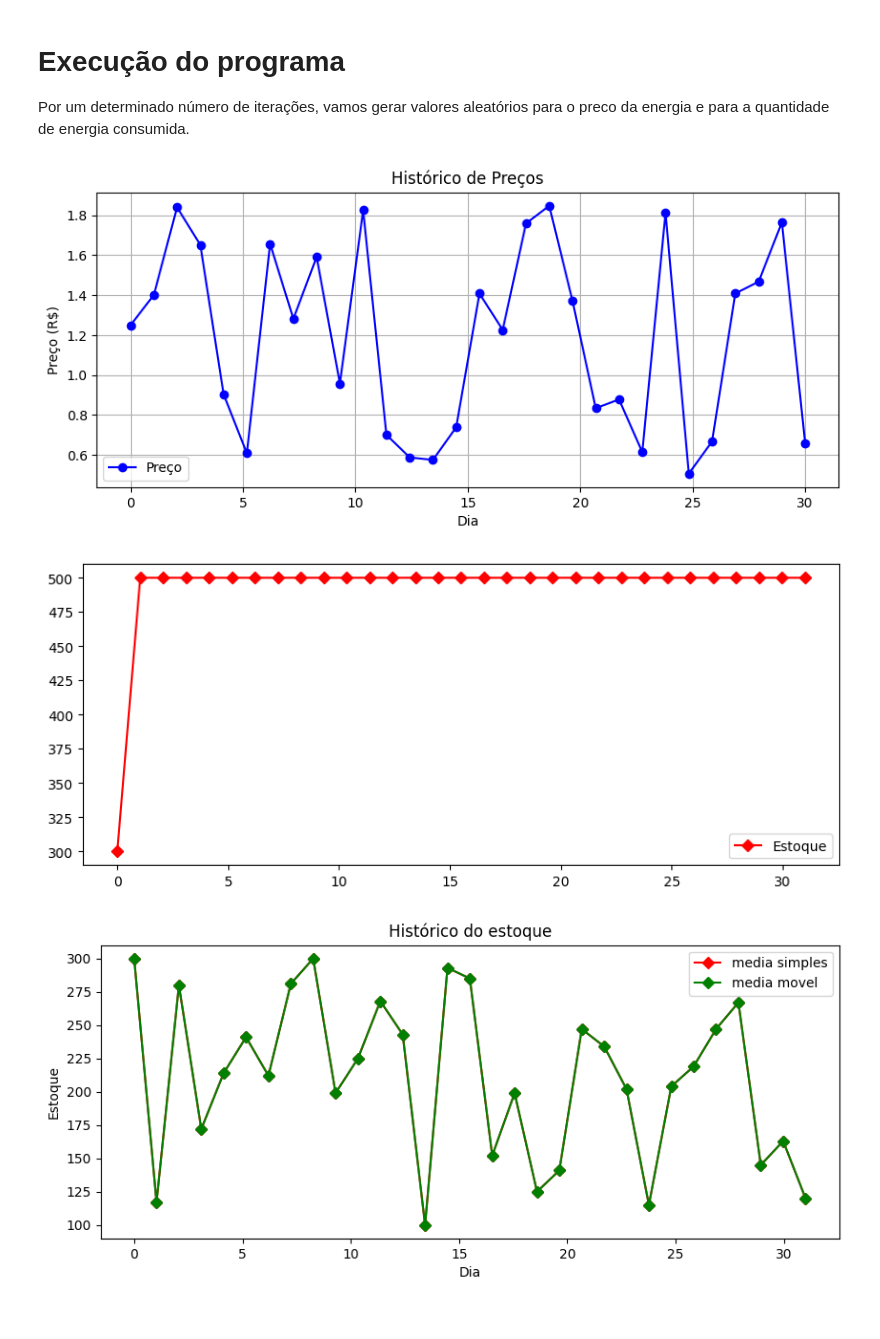
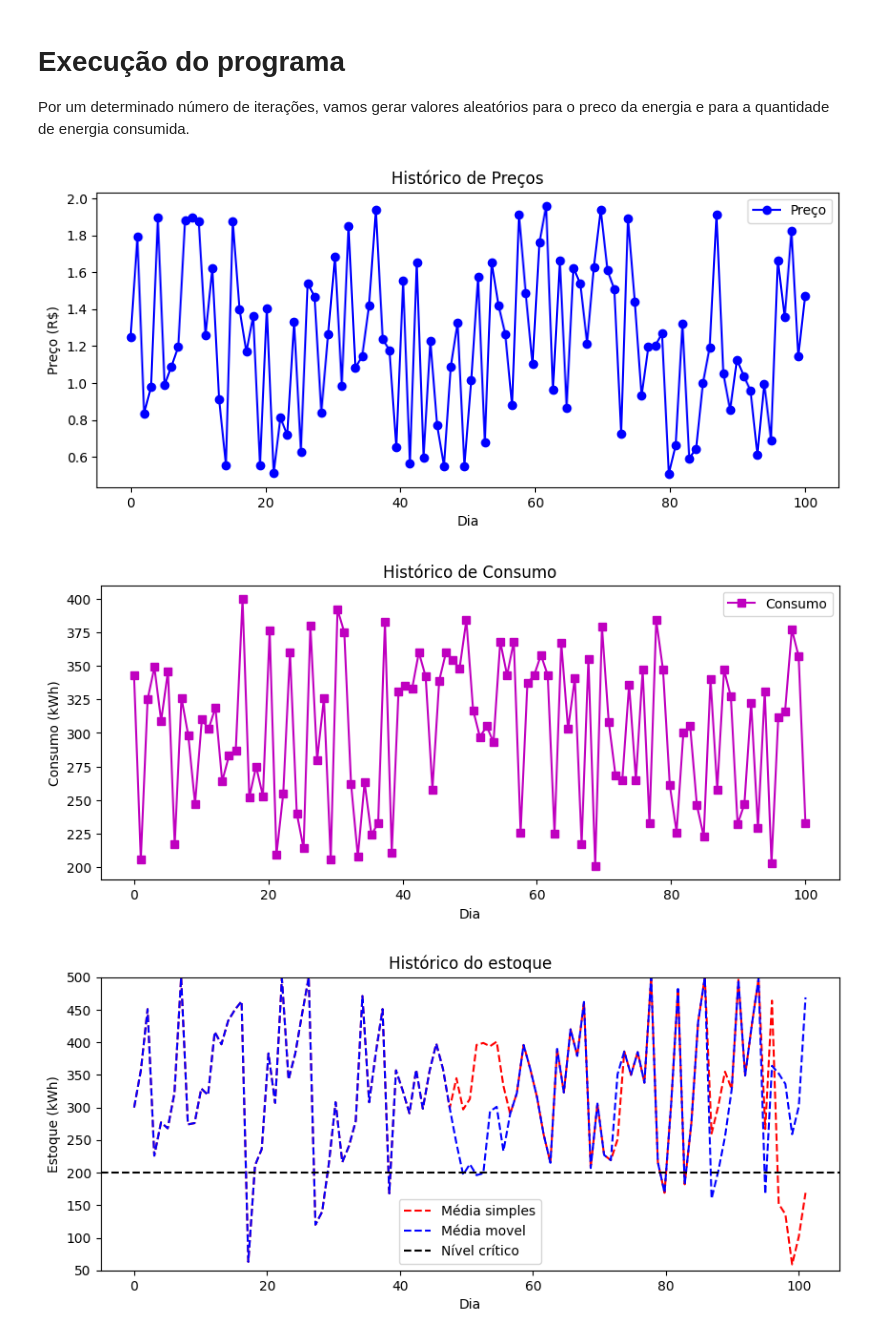
Before and after one commit to gusthcf/ia-ufop, a Jupyter notebook: Apresentacao-disciplina/Agentes-implementacao.ipynb, the cells around one changed output. Cells and saved outputs as stored; diff of their text form; code cells hidden in the pictures.

```diff
--- a/Apresentacao-disciplina/Agentes-implementacao.ipynb
+++ b/Apresentacao-disciplina/Agentes-implementacao.ipynb
@@ -145,45 +170,41 @@ class Imprime():
     historico_dias_estoque = np.linspace(0, agente.num_dias, agente.num_dias) # o estoque precisa ter 1 dia a mais
 
 
-    # Primeira impressão: historico do preco
+    # primeira impressão: historico do preco
     agente.ambiente.historico_preco.pop() # removendo o ultimo preco da lista, ja que ele nao vai ser utilizado
     plt.figure(figsize=(10, 4))
     plt.plot(historico_dias, agente.ambiente.historico_preco, 'bo-', label='Preço')
     plt.title('Histórico de Preços')
     plt.xlabel('Dia')
     plt.ylabel('Preço (R$)')
-    plt.grid(True)
-    plt.legend()  # usa o label='Preço' corretamente
-    plt.show()
-
-    # Terceira impressão: historico do estoque pos compra
-    plt.figure(figsize=(10, 4))
-    plt.plot(historico_dias_estoque, agente.ambiente.historico_estoque_pos_compra, 'rD-', label='Estoque')
     plt.legend()
     plt.show()
 
-    # quarta impressão: historico do estoque
+
+    # segunda impressão: historico do consumo
     plt.figure(figsize=(10, 4))
-    plt.plot(historico_dias_estoque, agente.ambiente.historico_estoque, 'rD-', label='media simples')
-    plt.plot(historico_dias_estoque, agente.ambiente.historico_estoque_movel, 'gD-', label='media movel')
-    plt.title('Histórico do estoque')
+    plt.plot(historico_dias,agente.ambiente.historico_consumo , 'ms-', label='Consumo')
+    plt.title('Histórico de Consumo')
     plt.xlabel('Dia')
-    plt.ylabel('Estoque')
+    plt.ylabel('Consumo (kWh)')
     plt.legend()
     plt.show()
 
-    # quarta impressão: historico do consumo
+    # Segunda impressão: historico do estoque
     plt.figure(figsize=(10, 4))
-    plt.plot(historico_dias,agente.ambiente.historico_consumo , 'ms-', label='Consumo')
+    plt.plot(historico_dias_estoque, agente.ambiente.historico_estoque, 'r--', label='Média simples')
+    plt.plot(historico_dias_estoque, agente.ambiente.historico_estoque_movel, 'b--', label='Média movel')
+    plt.axhline(y=200, color='black', linestyle='--', linewidth=1.5, label='Nível crítico')
+    plt.ylim(50, 500)
+    plt.title('Histórico do estoque')
+    plt.xlabel('Dia')
+    plt.ylabel('Estoque (kWh)')
     plt.legend()
     plt.show()
 
+
     print(agente.total_gasto)
     print(agente.total_gasto_movel)
-    print(agente.ambiente.historico_estoque)
-    print(len(agente.ambiente.historico_estoque))
-    print(agente.ambiente.historico_consumo)
-    print(len(agente.ambiente.historico_consumo))
 # %% [markdown]
 # Execução do programa
 
@@ -191,11 +212,11 @@ Por um determinado número de iterações, vamos gerar valores aleatórios para
 # %%
 ambiente_atuacao = Ambiente()
 smart_house = Agente(ambiente_atuacao)
-smart_house.executa_agente(30)
+smart_house.executa_agente(100)
 
 
 Imprime.imprime_resultado(smart_house)
 # %% [output]
-[figure, old version]
+[figure, new version]
-[figure, old version]
+[figure, new version]
-[figure, old version]
+[figure, new version]
```
Also changed, not shown: parts of 3 cells of this notebook.
